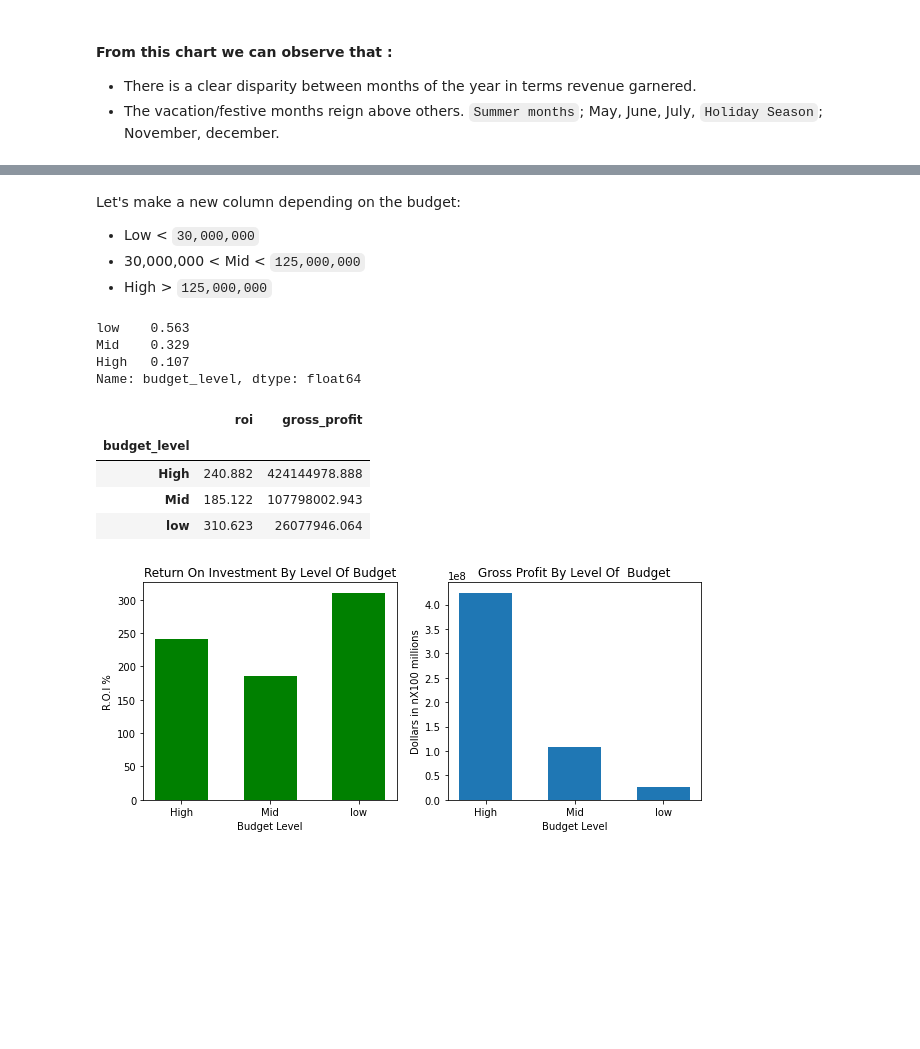
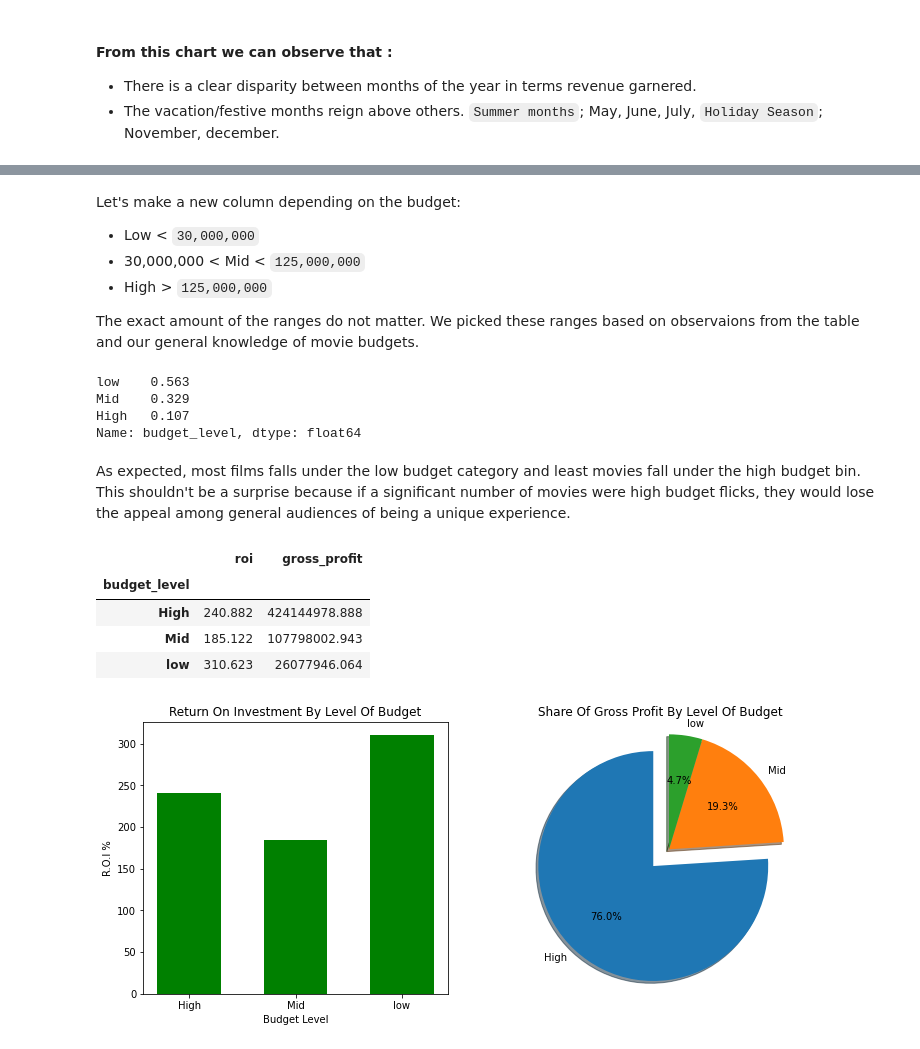
Before and after one commit to ykfarhan/state-of-box-office-analysis, a Jupyter notebook: data_cleaning_yasir.ipynb, the cells around one changed output, grey strips where cells are left out. Saved outputs shown, nothing was run; the diff lists cells and outputs as text; code cells hidden in the pictures; blank space fills up the shorter version.

Commit message:
further visualizations and comments-markdowns

```diff
--- a/data_cleaning_yasir.ipynb
+++ b/data_cleaning_yasir.ipynb
@@ -354,5 +363,8 @@ budgets_2010s.shape  # take a look at the remaining number of movies
 # %%
-budgets = budgets_2010s  # reassign the DF to the original DF to avoid 'SettingWithCopyWarning'
+budgets = budgets_2000s  # reassign the DF to the original DF to avoid 'SettingWithCopyWarning'
 # %%
 budgets['gross_profit'] = budgets['worldwide_gross'] - budgets['production_budget']
 # make a new column for the gross profit made from the movie
+# %%
+budgets['foreign_gross'] = budgets['worldwide_gross'] - budgets['domestic_gross']
+# make a new column for only the foreign gross by doing (Worldwide - Domestic = Foreign)
@@ -358,0 +378,3 @@ budgets['gross_profit'] = budgets['worldwide_gross'] - budgets['production_budge
+# %%
+# Make a new column that assigns years to its respective decade
+budgets['decade'] = budgets['year'].apply(lambda x: '2000s' if x < 2010 else '2010s')
@@ -358,0 +441,2 @@ budgets['gross_profit'] = budgets['worldwide_gross'] - budgets['production_budge
+# %%
+budgets = budgets[budgets['year'] >= 2010]  # Limit the dataframe to only the past decade
@@ -420,6 +511,8 @@ Let's make a new column depending on the budget:
 - Low < `30,000,000`
 - 30,000,000 < Mid < `125,000,000`
 - High > `125,000,000`
+
+The exact amount of the ranges do not matter. We picked these ranges based on observaions from the table and our general knowledge of movie budgets.
 # %%
 budgets['budget_level'] = budgets['production_budget'].apply(lambda x: 'low' if x < 30000000
                                                             else ('Mid' if x < 125000000
@@ -430,6 +523,8 @@ low    0.563
 Mid    0.329
 High   0.107
 Name: budget_level, dtype: float64
+# %% [markdown]
+As expected, most films falls under the low budget category and least movies fall under the high budget bin. This shouldn't be a surprise because if a significant number of movies were high budget flicks, they would lose the appeal among general audiences of being a unique experience.
 # %%
 # lets create a new table roi for Return On Investment
 budgets['roi'] = (budgets['gross_profit'] / budgets['production_budget']) * 100
@@ -443,21 +538,22 @@ groupby_budget_lvl  # lets look at the mean stats for each category of budget
 | Mid | 185.122 | 107798002.943 |
 | low | 310.623 | 26077946.064 |
 # %%
-fig = plt.figure(figsize = (10,4))  # Lets plot the above mini-dataframe
+fig = plt.figure(figsize = (12,5))  # Lets plot the above mini-dataframe
 ax1 = fig.add_subplot(1,2,1)
 ax2 = fig.add_subplot(1,2,2)
+
 ax1.bar(x = groupby_budget_lvl.index, height = groupby_budget_lvl['roi'], color = 'green', width = 0.6)
-ax2.bar(x = groupby_budget_lvl.index, height = groupby_budget_lvl['gross_profit'], width = 0.6)
+ax2.pie(groupby_budget_lvl['gross_profit'], labels = groupby_budget_lvl.index, shadow = True, startangle = 90,
+       explode = (0.2, 0 ,0), autopct='%1.1f%%')
+ax2.axis('equal')
 
 ax1.set_title('return on investment by level of budget'.title())
-ax2.set_title('gross profit by level of  budget'.title())
+ax2.set_title('share of gross profit by level of budget'.title())
 
 ax1.set_ylabel('R.O.I %')
-ax2.set_ylabel('Dollars in nX100 millions')
+ax1.set_xlabel('Budget Level')
 
-ax1.set_xlabel('Budget Level')
-ax2.set_xlabel('Budget Level')
 plt.show()
 # %% [output]
-[figure, old version]
+[figure, new version]
 # %% [markdown]
```
Also changed, not shown: parts of 55 cells of this notebook.
